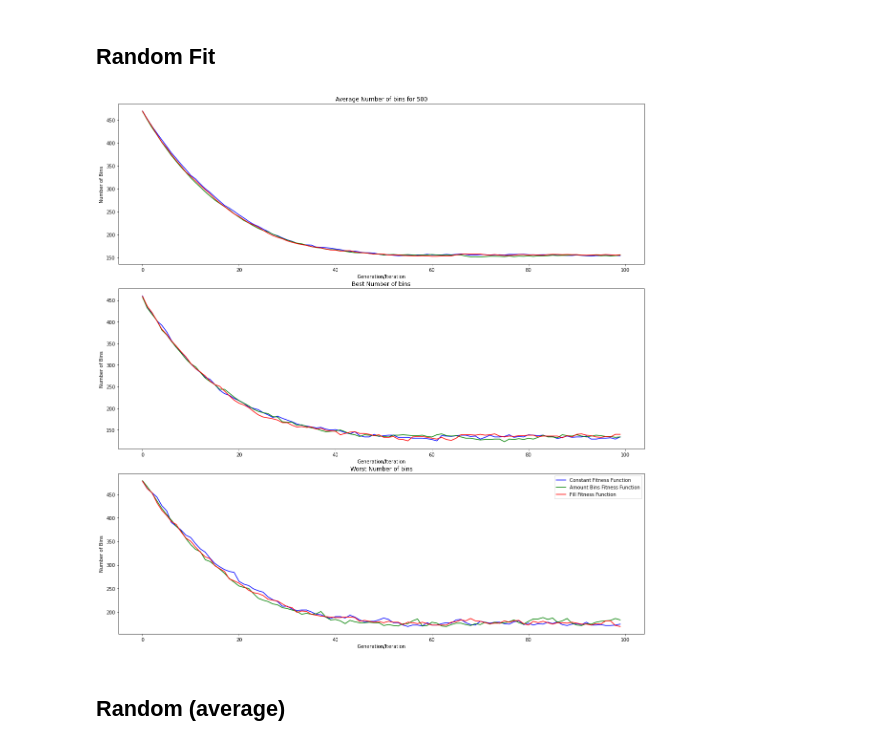
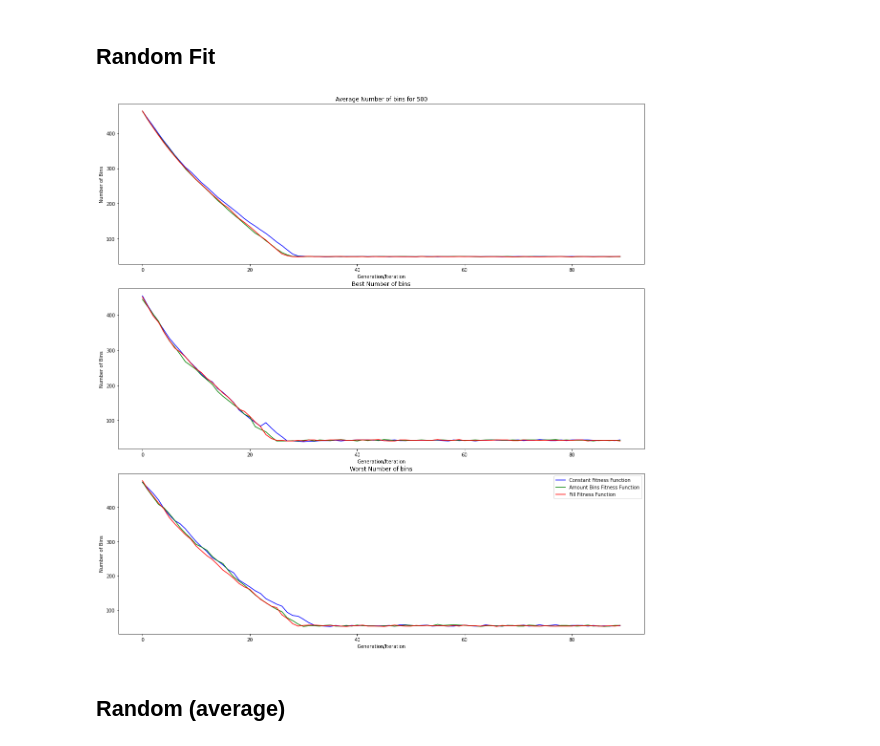
Before and after one commit to schtim/NatureInspiredAlgorithms_Code, a Jupyter notebook: GeneticAlgorithm/TestNotebooks/FitnessFunctionTest.ipynb, the cells around one changed output. Drawn from its saved outputs; the diff is of its cells as text; code cells hidden in the pictures.

```diff
--- a/GeneticAlgorithm/TestNotebooks/FitnessFunctionTest.ipynb
+++ b/GeneticAlgorithm/TestNotebooks/FitnessFunctionTest.ipynb
@@ -341,41 +341,41 @@ plt.show()
 # %% [markdown]
 ## Random Fit
 # %%
-number_generations = 100
-GA = GeneticAlgorithm(large_objects, 40, large_container[0], large_container[1], 0.8, 0.05, number_generations, 'constant', 'random')
+number_generations = 90
+GA = GeneticAlgorithm(large_objects, 80, large_container[0], large_container[1], 0.8, 0.05, number_generations, 'constant', 'random')
 solution_const, all_time_best_const, average_vals_const, best_vals_const, worst_vals_const, runtime_const = GA.run()
-GA = GeneticAlgorithm(large_objects, 40, large_container[0], large_container[1], 0.8, 0.05, number_generations, 'amount_bins', 'random')
+GA = GeneticAlgorithm(large_objects, 80, large_container[0], large_container[1], 0.8, 0.05, number_generations, 'amount_bins', 'random')
 solution_amount_bins, all_time_best_amount_bins, average_vals_amount_bins, best_vals_amount_bins, worst_vals_amount_bins, runtime_amount_bins = GA.run()
-GA = GeneticAlgorithm(large_objects, 40, large_container[0], large_container[1], 0.8, 0.05, number_generations, 'fill', 'random')
+GA = GeneticAlgorithm(large_objects, 80, large_container[0], large_container[1], 0.8, 0.05, number_generations, 'fill', 'random')
 solution_fill, all_time_best_fill, average_vals_fill, best_vals_fill, worst_vals_fill, runtime_fill = GA.run()
 
 # Plot
 x_vals = np.arange(number_generations)
 # Punkte visualisieren
 fig, ax = plt.subplots(3, figsize=(16,16))
 fig.tight_layout(h_pad=3)
 ax[0].set_title(f'Average Number of bins for {len(large_objects)}')
 ax[0].plot(x_vals, average_vals_const, color="blue", label = 'Constant Fitness Function')
 ax[0].plot(x_vals, average_vals_amount_bins, color="green", label = 'Amount Bins Fitness Function')
 ax[0].plot(x_vals, average_vals_fill, color="red", label = 'Fill Fitness Function')
 ax[0].set_xlabel('Generation/Iteration')
 ax[0].set_ylabel("Number of Bins")
 ax[1].set_title('Best Number of bins')
 ax[1].plot(x_vals, best_vals_const, color="blue", label = 'Constant Fitness Function')
 ax[1].plot(x_vals, best_vals_amount_bins, color="green", label = 'Amount Bins Fitness Function')
 ax[1].plot(x_vals, best_vals_fill, color="red", label = 'Fill Fitness Function')
 ax[1].set_xlabel('Generation/Iteration')
 ax[1].set_ylabel("Number of Bins")
 ax[2].set_title('Worst Number of bins')
 ax[2].plot(x_vals, worst_vals_const, color="blue", label = 'Constant Fitness Function')
 ax[2].plot(x_vals, worst_vals_amount_bins, color="green", label = 'Amount Bins Fitness Function')
 ax[2].plot(x_vals, worst_vals_fill, color="red", label = 'Fill Fitness Function')
 ax[2].set_xlabel('Generation/Iteration')
 ax[2].set_ylabel("Number of Bins")
 plt.legend()
 plt.show()
 # %% [output]
-[figure, old version]
+[figure, new version]
 # %% [markdown]
 ## Random (average)
 # %%
```
Also changed, not shown: parts of 11 cells of this notebook, 6 other files.
